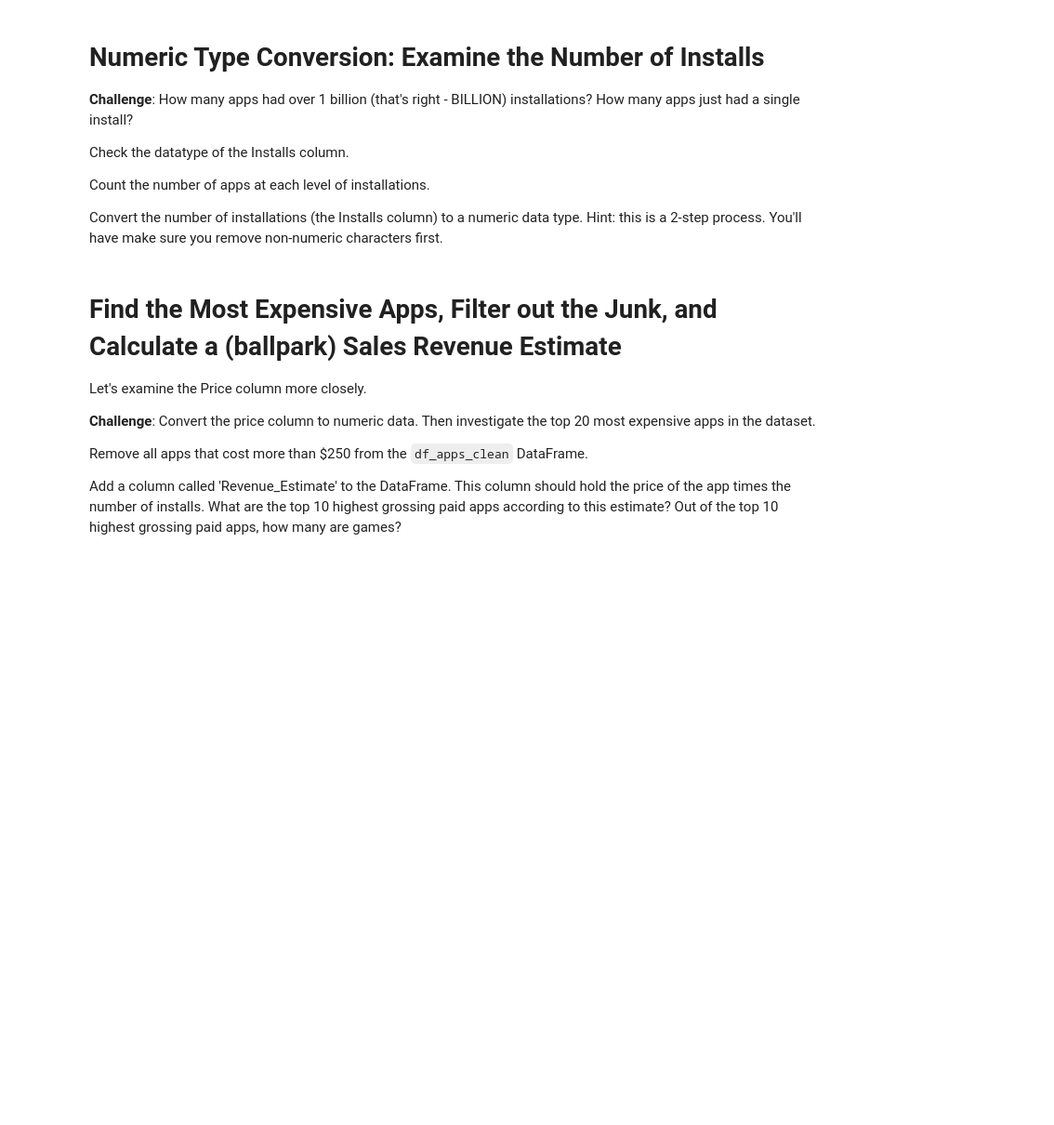
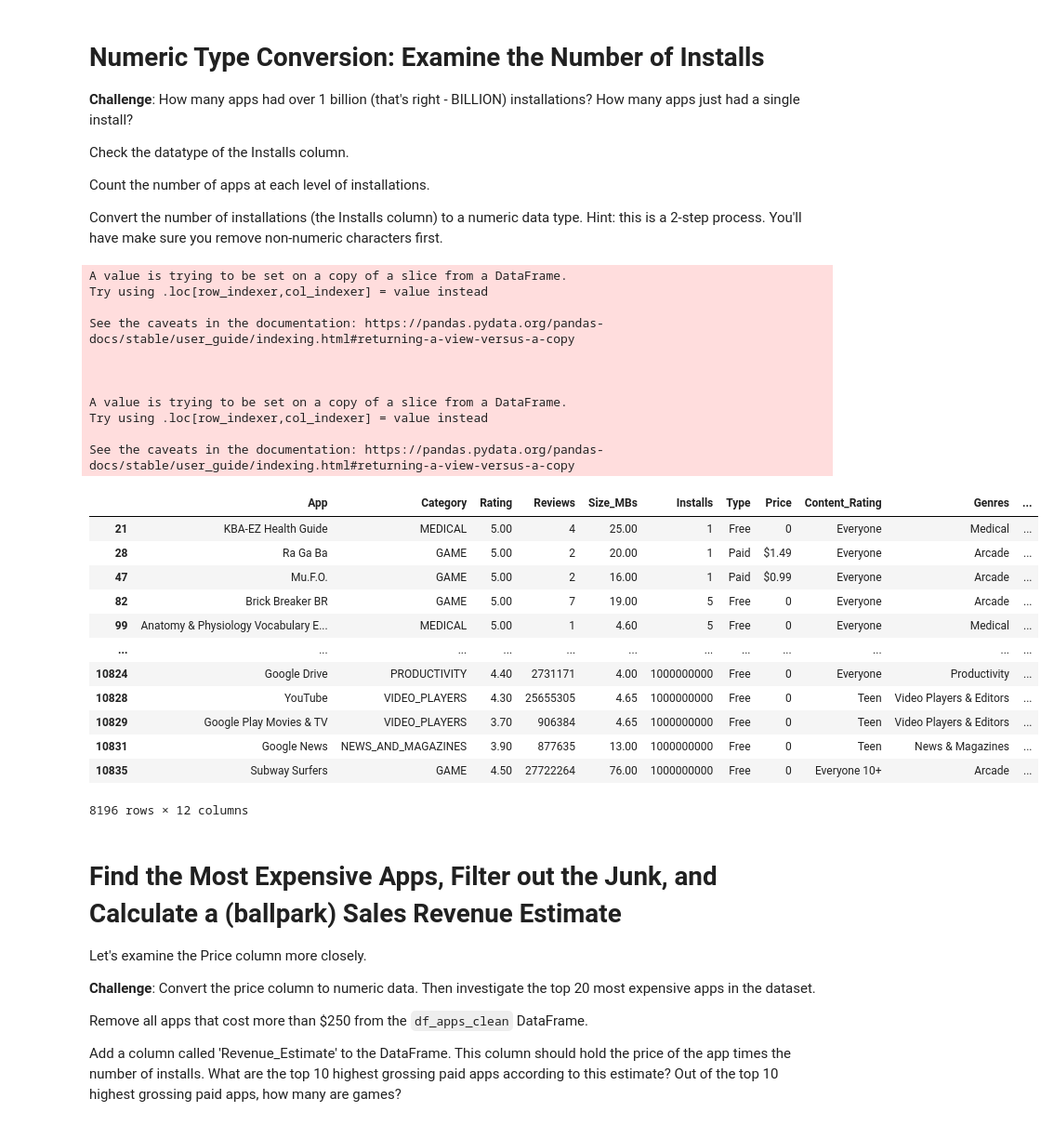
Before and after one commit to Golden-Leaves/100daysofpython, a Jupyter notebook: data_science/google_play_store_project/Google Play Store App Analytics (start).ipynb, the cells around one changed output. Shown: that part at 93% size. Saved outputs shown, nothing was run; the diff lists cells and outputs as text; code cells hidden in the pictures; blank space fills up the shorter version.

Commit message:
google_play_store_project convert 'installs' column values into int

```diff
--- a/data_science/google_play_store_project/Google Play Store App Analytics (start).ipynb
+++ b/data_science/google_play_store_project/Google Play Store App Analytics (start).ipynb
@@ -187,6 +192,37 @@ Check the datatype of the Installs column.
 Count the number of apps at each level of installations.
 
 Convert the number of installations (the Installs column) to a numeric data type. Hint: this is a 2-step process. You'll have make sure you remove non-numeric characters first.
+# %%
+df_apps_clean["Installs"].dtype
+df_apps_clean.groupby("Installs")["App"].count()
+df_apps_clean["Installs"] = df_apps_clean["Installs"].astype("str").str.replace(",","") #Converts the series into str, ".str" allows you to modify individual elemtns
+df_apps_clean["Installs"] = pd.to_numeric(df_apps_clean["Installs"])
+df_apps_clean
+# %% [output]
+A value is trying to be set on a copy of a slice from a DataFrame.
+Try using .loc[row_indexer,col_indexer] = value instead
+
+See the caveats in the documentation: https://pandas.pydata.org/pandas-docs/stable/user_guide/indexing.html#returning-a-view-versus-a-copy
+
+
+
+A value is trying to be set on a copy of a slice from a DataFrame.
+Try using .loc[row_indexer,col_indexer] = value instead
+
+See the caveats in the documentation: https://pandas.pydata.org/pandas-docs/stable/user_guide/indexing.html#returning-a-view-versus-a-copy
+|  | App | Category | Rating | Reviews | Size_MBs | Installs | Type | Price | Content_Rating | Genres | ... |
+| 21 | KBA-EZ Health Guide | MEDICAL | 5.00 | 4 | 25.00 | 1 | Free | 0 | Everyone | Medical | ... |
+| 28 | Ra Ga Ba | GAME | 5.00 | 2 | 20.00 | 1 | Paid | $1.49 | Everyone | Arcade | ... |
+| 47 | Mu.F.O. | GAME | 5.00 | 2 | 16.00 | 1 | Paid | $0.99 | Everyone | Arcade | ... |
+| 82 | Brick Breaker BR | GAME | 5.00 | 7 | 19.00 | 5 | Free | 0 | Everyone | Arcade | ... |
+| 99 | Anatomy & Physiology Vocabulary E... | MEDICAL | 5.00 | 1 | 4.60 | 5 | Free | 0 | Everyone | Medical | ... |
+| ... | ... | ... | ... | ... | ... | ... | ... | ... | ... | ... | ... |
+| 10824 | Google Drive | PRODUCTIVITY | 4.40 | 2731171 | 4.00 | 1000000000 | Free | 0 | Everyone | Productivity | ... |
+| 10828 | YouTube | VIDEO_PLAYERS | 4.30 | 25655305 | 4.65 | 1000000000 | Free | 0 | Teen | Video Players & Editors | ... |
+| 10829 | Google Play Movies & TV | VIDEO_PLAYERS | 3.70 | 906384 | 4.65 | 1000000000 | Free | 0 | Teen | Video Players & Editors | ... |
+| 10831 | Google News | NEWS_AND_MAGAZINES | 3.90 | 877635 | 13.00 | 1000000000 | Free | 0 | Teen | News & Magazines | ... |
+| 10835 | Subway Surfers | GAME | 4.50 | 27722264 | 76.00 | 1000000000 | Free | 0 | Everyone 10+ | Arcade | ... |
+8196 rows × 12 columns
 # %% [markdown]
 # Find the Most Expensive Apps, Filter out the Junk, and Calculate a (ballpark) Sales Revenue Estimate
 
```
Also changed, not shown: parts of 1 cell of this notebook.
